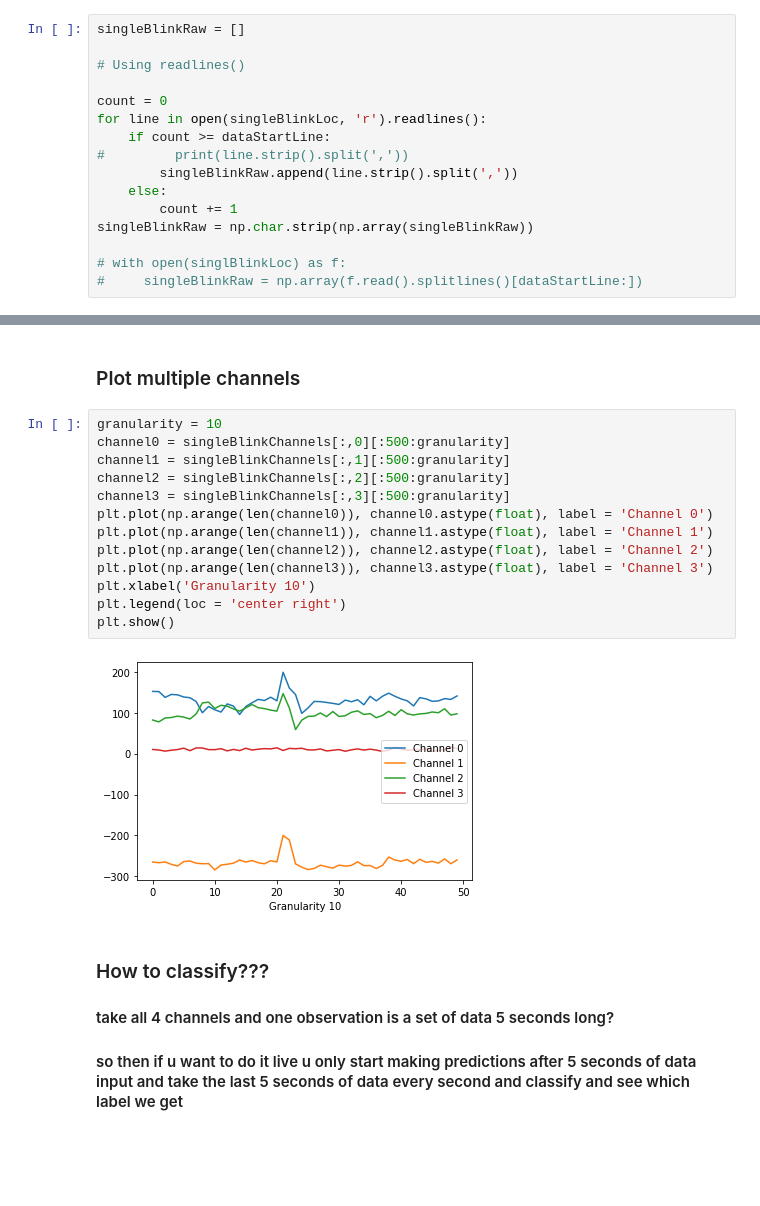
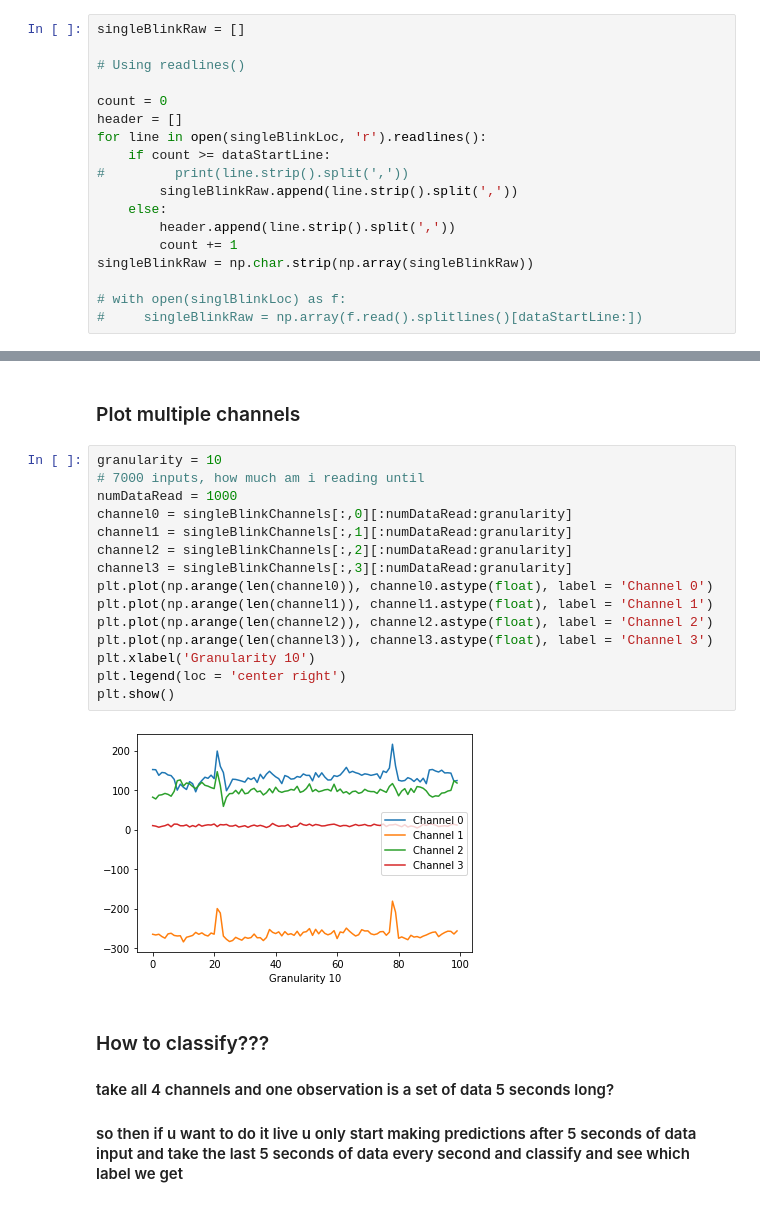
Before and after one commit to neurotech-uiuc/SoftwareProject, a Jupyter notebook: ReadData.ipynb, the cells around one changed output, grey strips where cells are left out. Cells and saved outputs as stored; diff of their text form; blank space fills up the shorter version.

```diff
--- a/ReadData.ipynb
+++ b/ReadData.ipynb
@@ -21,11 +21,13 @@ singleBlinkRaw = []
 # Using readlines()
 
 count = 0
+header = []
 for line in open(singleBlinkLoc, 'r').readlines():
     if count >= dataStartLine:
 #         print(line.strip().split(','))
         singleBlinkRaw.append(line.strip().split(','))
     else:
+        header.append(line.strip().split(','))
         count += 1
 singleBlinkRaw = np.char.strip(np.array(singleBlinkRaw))
 
@@ -120,19 +131,21 @@ plt.show()
 ### Plot multiple channels
 # %%
 granularity = 10
-channel0 = singleBlinkChannels[:,0][:500:granularity]
-channel1 = singleBlinkChannels[:,1][:500:granularity]
-channel2 = singleBlinkChannels[:,2][:500:granularity]
-channel3 = singleBlinkChannels[:,3][:500:granularity]
+# 7000 inputs, how much am i reading until
+numDataRead = 1000
+channel0 = singleBlinkChannels[:,0][:numDataRead:granularity]
+channel1 = singleBlinkChannels[:,1][:numDataRead:granularity]
+channel2 = singleBlinkChannels[:,2][:numDataRead:granularity]
+channel3 = singleBlinkChannels[:,3][:numDataRead:granularity]
 plt.plot(np.arange(len(channel0)), channel0.astype(float), label = 'Channel 0')
 plt.plot(np.arange(len(channel1)), channel1.astype(float), label = 'Channel 1')
 plt.plot(np.arange(len(channel2)), channel2.astype(float), label = 'Channel 2')
 plt.plot(np.arange(len(channel3)), channel3.astype(float), label = 'Channel 3')
 plt.xlabel('Granularity 10')
 plt.legend(loc = 'center right')
 plt.show()
 # %% [output]
-[figure, old version]
+[figure, new version]
 # %% [markdown]
 ### How to classify???
 #### take all 4 channels and one observation is a set of data 5 seconds long?
```
Also changed, not shown: parts of 1 cell of this notebook.
